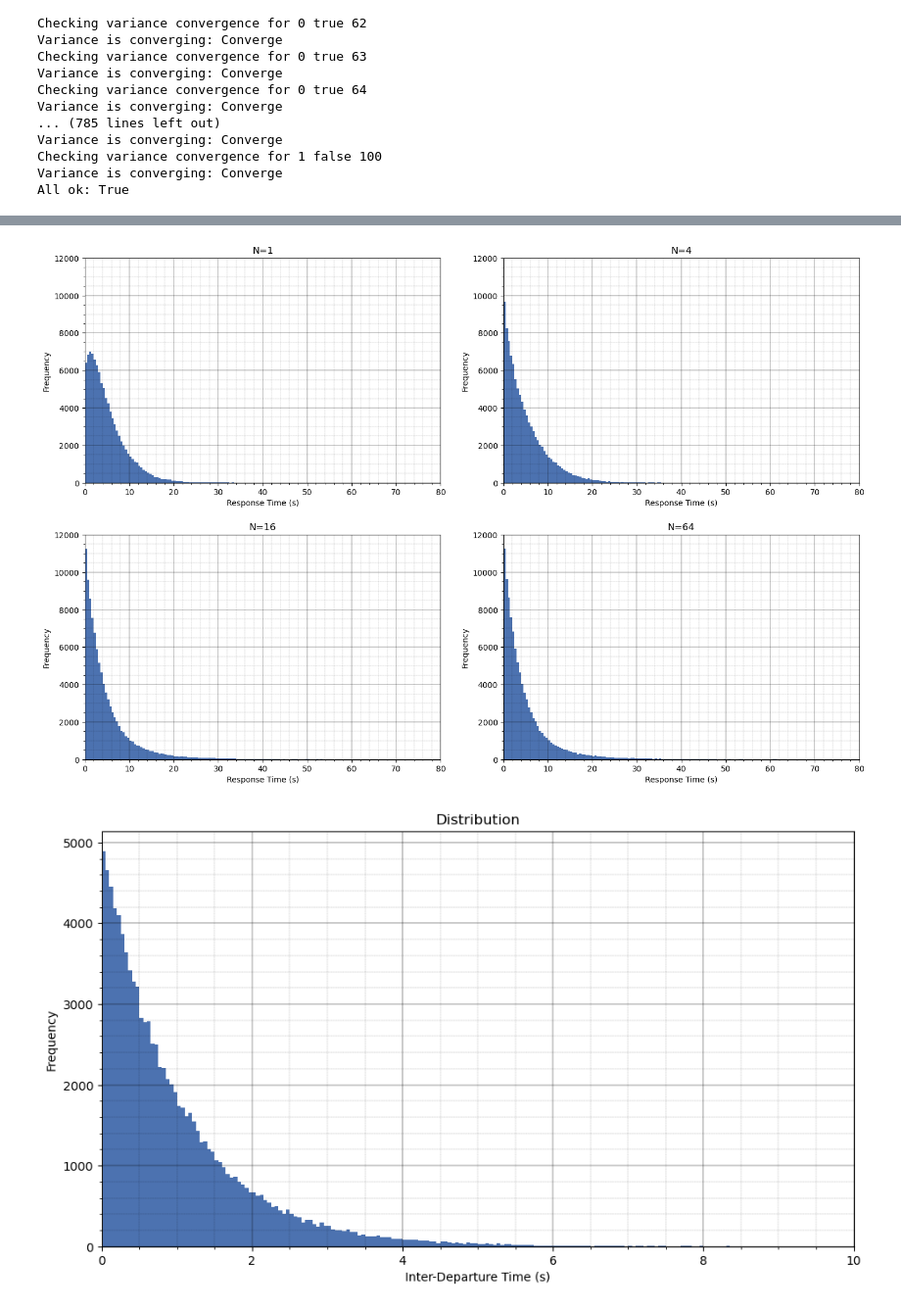
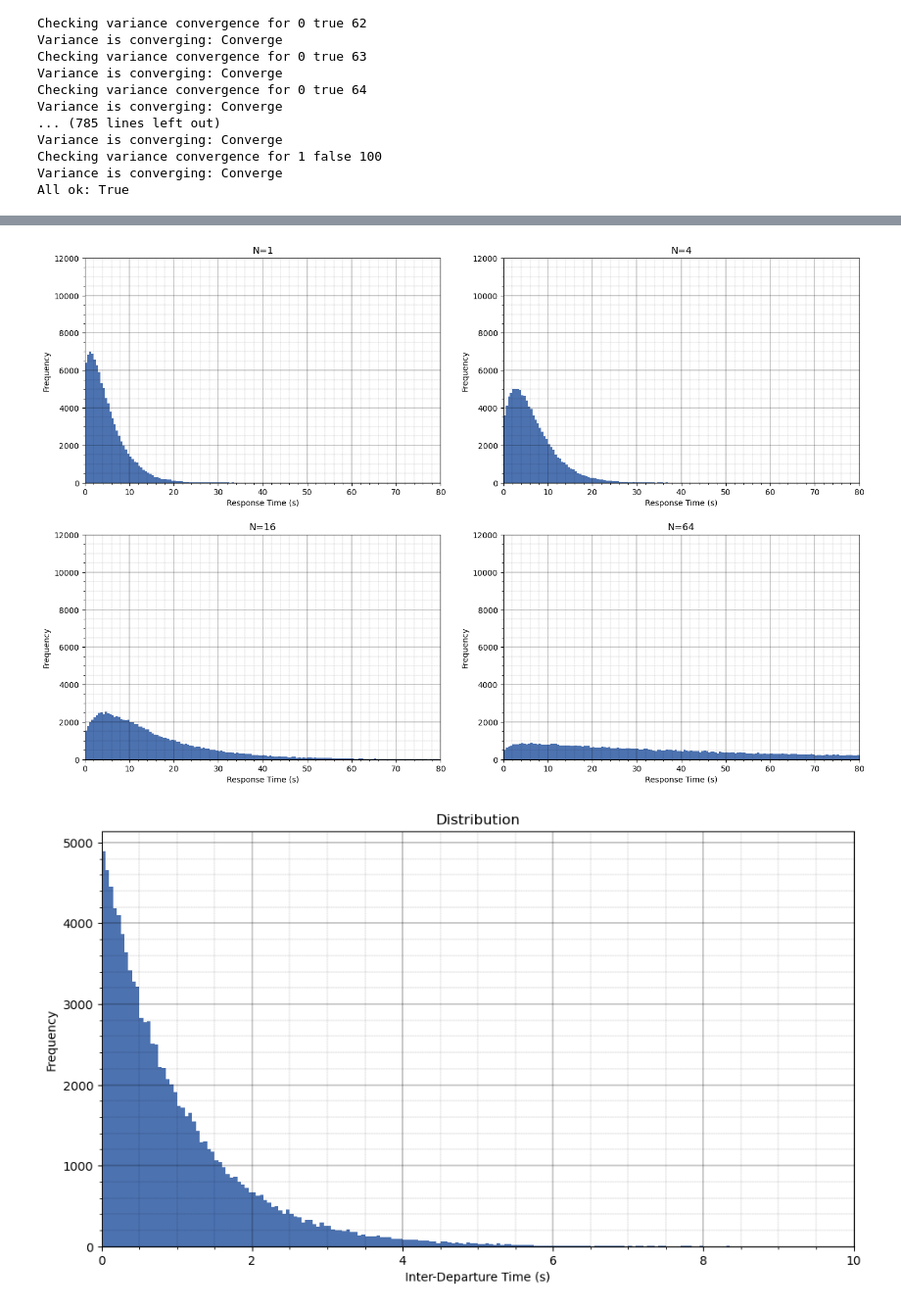
Before and after one commit to AlessandroDeMedici/pe-project, a Jupyter notebook: jupyter/Data_analysis.ipynb, the cells around one changed output, grey strips where cells are left out. Shown at 98% size. Drawn from its saved outputs; the diff is of its cells as text; code cells hidden in the pictures.

```diff
--- a/jupyter/Data_analysis.ipynb
+++ b/jupyter/Data_analysis.ipynb
@@ -13,6 +13,7 @@ if len(sys.argv) != 3 and 0:
     sys.exit(1)
 
 json_file = "../simulations/results/DataAnalysis_p_0.5.json" # sys.argv[1]
+json_file = "../simulations/results/TestTrain.json" # sys.argv[1]
 
 f = open(json_file, 'r')
 data = json.load(f)
@@ -270,8 +277,11 @@ All ok: True
 
 repetitions = repetitions_sampled['1']['true']
 #print(repetitions)
+#repetitions = repetitions_original['1']['true']
+#print(repetitions)
 
-N = [i for i in range(1, len(repetitions_original['0']['true'])+1)]
+N = [i for i in range(1, len(repetitions_original['1']['true'])+1)]
+#N = [i for i in range(1, 251+1, 50)] # normalmente questo non c'è
 average = []
 confidence = []
 
@@ -301,8 +311,8 @@ plt.xlim(left=0, right=100)
 plt.grid(True, which='major', linestyle='-', linewidth='0.3', color='black')
 plt.minorticks_on()
 plt.grid(True, which='minor', linestyle=':', linewidth='0.2', color='black')
-plt.legend(['Expected average', 'Average with 95% Confidence Interval'])
-#plt.savefig('response_time_vs_N_exp_fairsharing.pdf', format='pdf')
+plt.legend(['Mean average', 'Mean with 95% Confidence Interval'])
+plt.savefig('response_time_vs_N_exp_fairsharing.pdf', format='pdf')
 plt.show()
 
 # Print a copy-pastable LaTeX style table for values of N in [1, 20, 40, 60, 80, 100]
@@ -350,7 +360,7 @@ N & Average Range \\
 # Plot histogram for repetitions_sampled['1']['false'][10]
 distr_plot = '1'
 N_values = [1, 4, 16, 64]
-experiment = repetitions_original[distr_plot]['true']
+experiment = repetitions_original[distr_plot]['false']
 stat = 'taskTimeStat:vector'
 
 if distr_plot == '1' and stat == 'taskTimeStat:vector':
@@ -362,35 +372,37 @@ elif distr_plot == '0' and stat == 'timeStat:vector':
     xlim = 55
     ylimit = 55000
     binsize = 0.5
     XLABEL = 'Response Time (s)'
 else:
     print("NO")
 
 
 
 #print(np.arange(0, max(experiment[10]) + binsize, binsize))
 
 fig, axs = plt.subplots(2, 2, figsize=(15, 10))
 axs = axs.flatten()
 # No need to modify anything here as the x ticks are already shown in each plot
 for i, n in enumerate(N_values):
     repetitions = experiment[n]
     axs[i].hist(repetitions, bins=np.arange(0, max(repetitions) + binsize, binsize), color='#4c72b0')
     axs[i].set_ylabel('Frequency')
     axs[i].set_title(f'N={n}')
     axs[i].grid(True, which='major', linestyle='-', linewidth='0.3', color='black')
     axs[i].minorticks_on()
     axs[i].grid(True, which='minor', linestyle=':', linewidth='0.2', color='black')
     axs[i].set_xlim(left=0, right=xlim)
     axs[i].set_ylim(top=ylimit, bottom=0)
     axs[i].set_xlabel(XLABEL)
 
 plt.tight_layout(pad=2.0)
 
-#plt.savefig('interdeparturetime_histograms_exp_segregation.pdf', format='pdf')
+plt.savefig('response_time_histograms_exp_segregation.pdf', format='pdf')
+#plt.savefig('response_time_histograms_exp_fairshare.pdf', format='pdf')
+#plt.savefig('interdeparturetime_histograms_exp_fairshare.pdf', format='pdf')
 plt.show()
 # %% [output]
-[figure, old version]
+[figure, new version]
 # %%
 # use that for interdeparture time
 # Plot histogram for repetitions_sampled['1']['false'][100]
```
Also changed, not shown: parts of 3 cells of this notebook, 3 other files.
